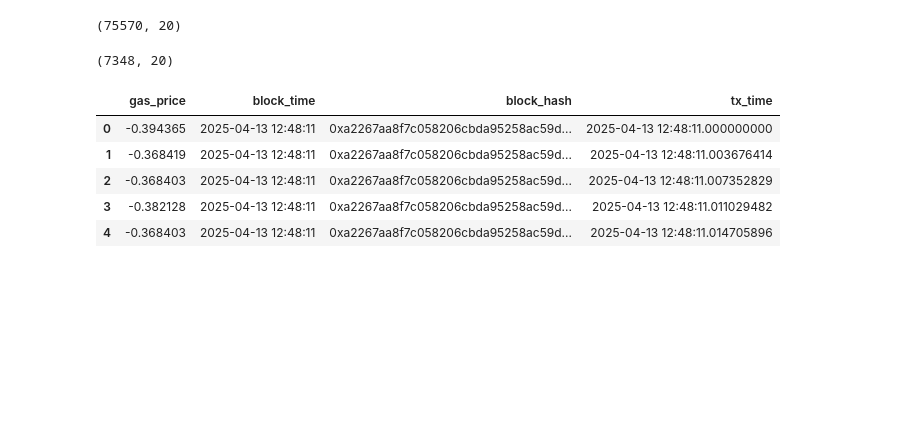
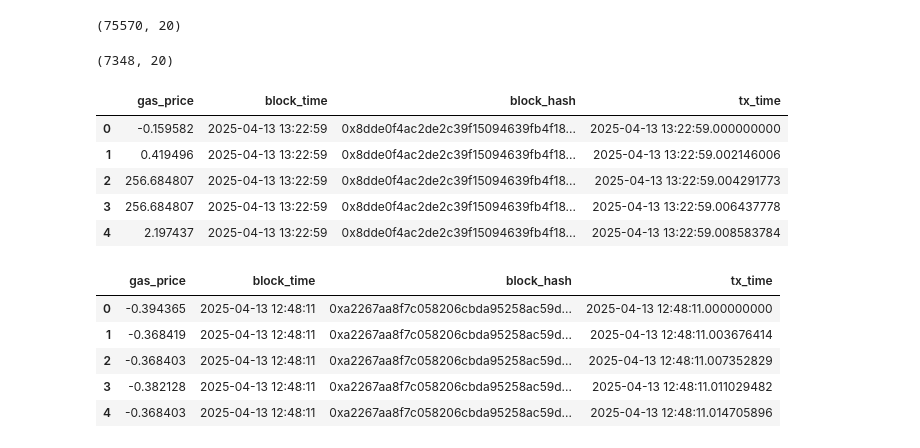
Before and after one commit to khrstln/AITH-Blockchain-AI, a Jupyter notebook: notebooks/final_comparison.ipynb, the cells around one changed output. Drawn from its saved outputs; the diff is of its cells as text; code cells hidden in the pictures; blank space fills up the shorter version.

```diff
--- a/notebooks/final_comparison.ipynb
+++ b/notebooks/final_comparison.ipynb
@@ -492,8 +524,8 @@ df_blocks = df_full_ticks.group_by("block_hash").agg(pl.col("tx_time").min().ali
 # %%
 df = df_full_ticks.join(df_blocks, on="block_hash", how="left")
 # %%
-test_df = df.filter(pl.col("block_time") >= test_threshold)
-test_df.shape
+test_df_1h = df.filter(pl.col("block_time") >= test_threshold)
+test_df_1h.shape
 # %% [output]
 (75570, 20)
 # %%
@@ -523,4 +555,16 @@ def add_pseudo_time(df: pd.DataFrame) -> pd.DataFrame:
     ])
 
     return df_copy
+# %%
+test_df_pd_1h = test_df_1h.select(["gas_price", "block_time", "block_hash"]).to_pandas()
+
+test_df_pd_1h = add_pseudo_time(test_df_pd_1h)
+test_df_pd_1h.head()
+# %% [output]
+|  | gas_price | block_time | block_hash | tx_time |
+| 0 | -0.159582 | 2025-04-13 13:22:59 | 0x8dde0f4ac2de2c39f15094639fb4f18... | 2025-04-13 13:22:59.000000000 |
+| 1 | 0.419496 | 2025-04-13 13:22:59 | 0x8dde0f4ac2de2c39f15094639fb4f18... | 2025-04-13 13:22:59.002146006 |
+| 2 | 256.684807 | 2025-04-13 13:22:59 | 0x8dde0f4ac2de2c39f15094639fb4f18... | 2025-04-13 13:22:59.004291773 |
+| 3 | 256.684807 | 2025-04-13 13:22:59 | 0x8dde0f4ac2de2c39f15094639fb4f18... | 2025-04-13 13:22:59.006437778 |
+| 4 | 2.197437 | 2025-04-13 13:22:59 | 0x8dde0f4ac2de2c39f15094639fb4f18... | 2025-04-13 13:22:59.008583784 |
 # %%
```
Also changed, not shown: parts of 44 cells of this notebook.
